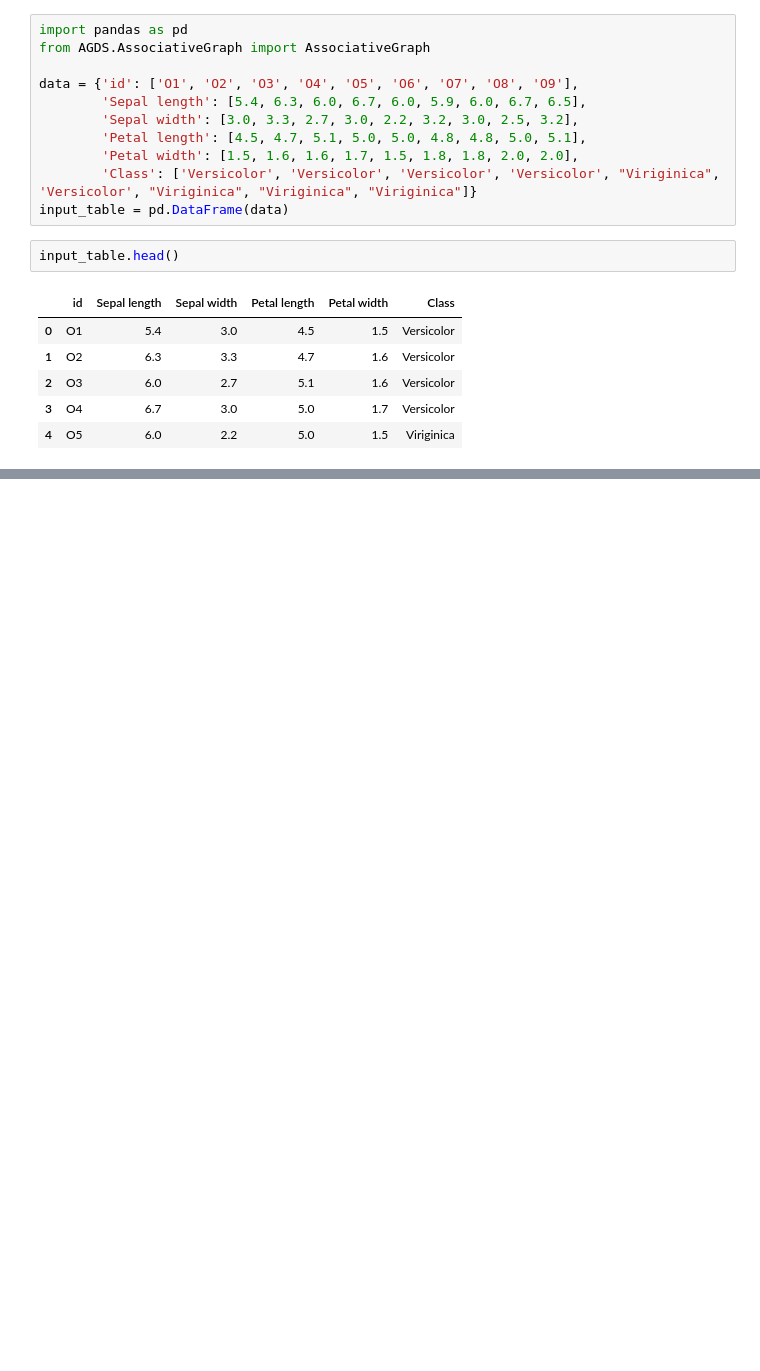
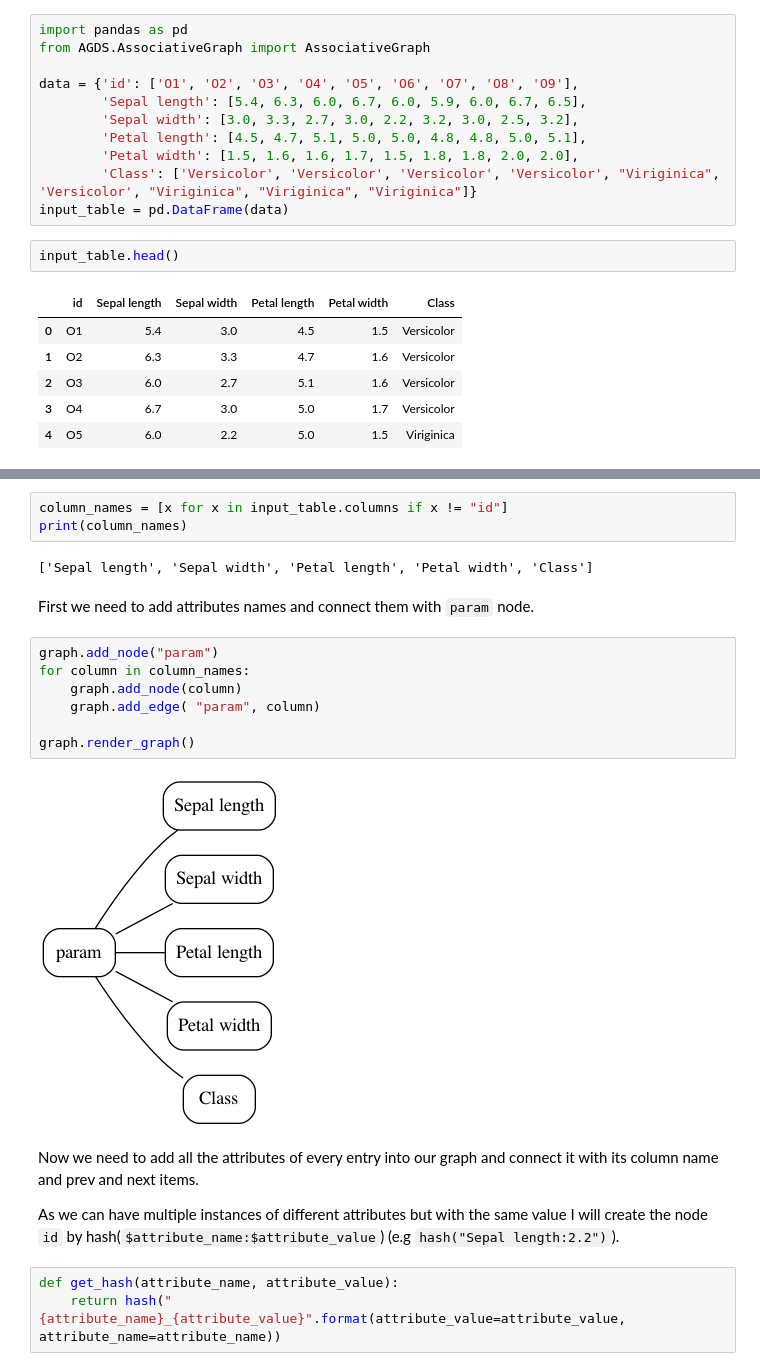
Before and after one commit to Fryzu/agds-classification, a Jupyter notebook: notebooks/01-agds-clustering.ipynb, the cells around one changed output, grey strips where cells are left out. Saved outputs shown, nothing was run; the diff lists cells and outputs as text; blank space fills up the shorter version.

Commit message:
Adds table -> AGDS transformation

```diff
--- a/notebooks/01-agds-clustering.ipynb
+++ b/notebooks/01-agds-clustering.ipynb
@@ -37,0 +36,23 @@ TypeError: 'module' object is not callable
+# %%
+column_names = [x for x in input_table.columns if x != "id"]
+print(column_names)
+# %% [output]
+['Sepal length', 'Sepal width', 'Petal length', 'Petal width', 'Class']
+# %% [markdown]
+First we need to add attributes names and connect them with `param` node.
+# %%
+graph.add_node("param")
+for column in column_names:
+    graph.add_node(column)
+    graph.add_edge( "param", column)
+
+graph.render_graph()
+# %% [output]
+[figure, added]
+# %% [markdown]
+Now we need to add all the attributes of every entry into our graph and connect it with its column name and prev and next items.
+
+As we can have multiple instances of different attributes but with the same value I will create the node `id` by hash(`$attribute_name:$attribute_value`) (e.g `hash("Sepal length:2.2")`).
+# %%
+def get_hash(attribute_name, attribute_value):
+    return hash("{attribute_name}_{attribute_value}".format(attribute_value=attribute_value, attribute_name=attribute_name))
```
Also changed, not shown: parts of 8 cells of this notebook, 2 other files.
